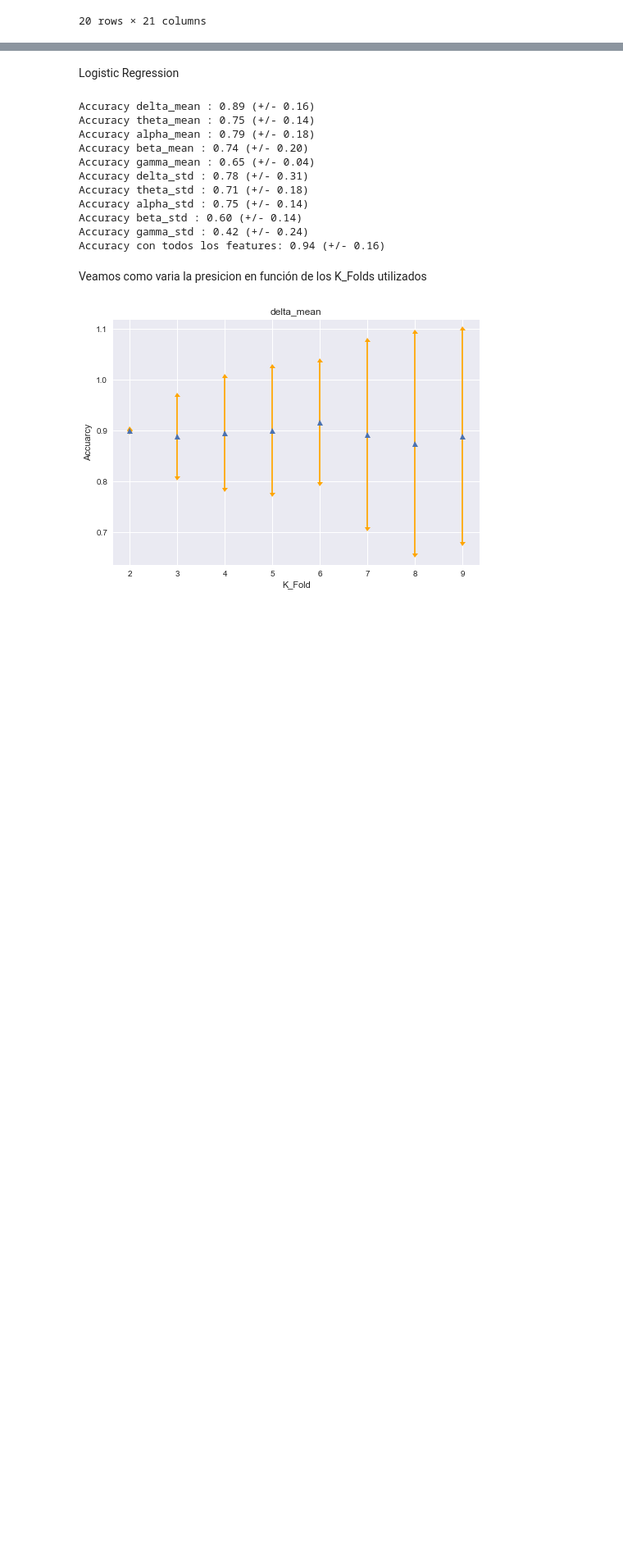
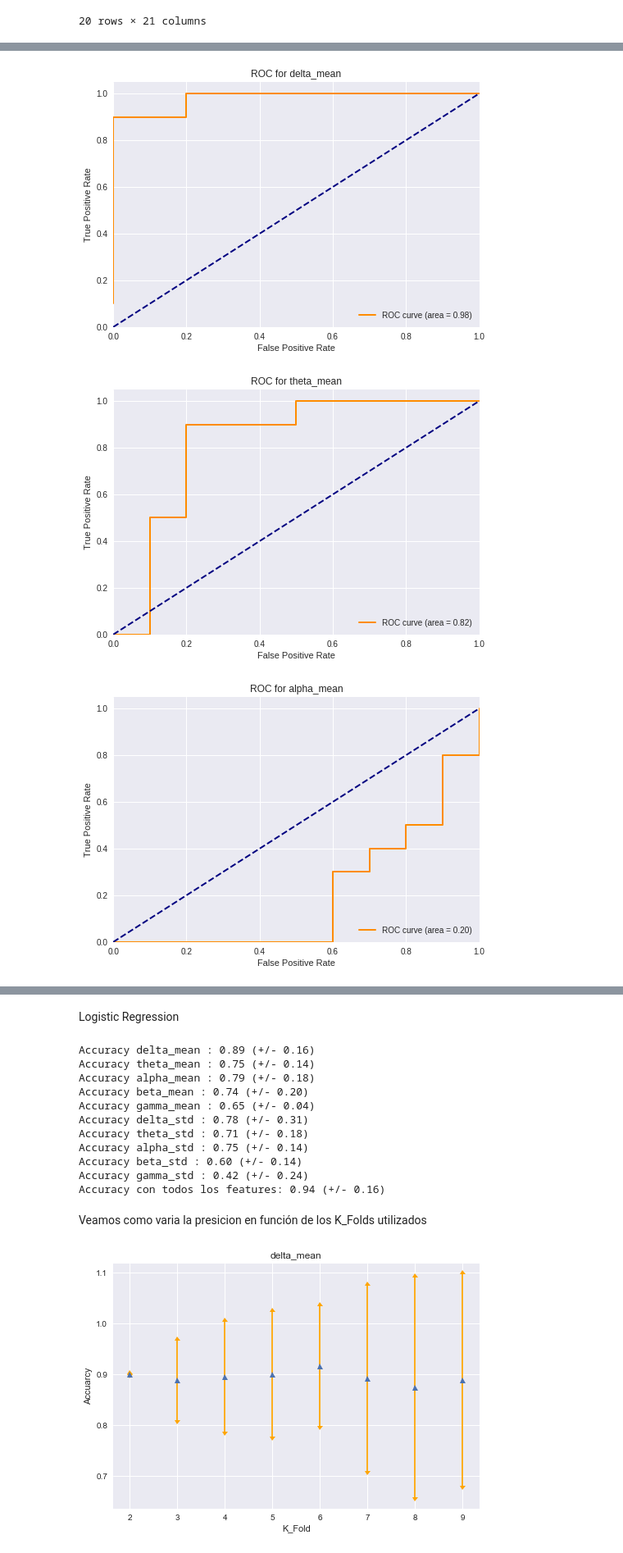
Before and after one commit to MascittiJA/CienciaDatos, a Jupyter notebook: TP3/tp3.ipynb, the cells around one changed output, grey strips where cells are left out. Shown at 82% size. Drawn from its saved outputs; the diff is of its cells as text; code cells hidden in the pictures; blank space fills up the shorter version.

Commit message:
mini cambio graficar ROC

```diff
--- a/TP3/tp3.ipynb
+++ b/TP3/tp3.ipynb
@@ -173,9 +175,9 @@ tabla['labels'].values
 # %%
-def graficar_roc(table, values_column_name, labels_column_name,positivo):
+def graficar_roc(feature, values_column_name, labels_column_name,positivo):
 
     fpr, tpr, thresholds = metrics.roc_curve( \
-        table[labels_column_name].values, \
-        table[values_column_name].values, \
+        labels_column_name, \
+        values_column_name, \
         pos_label=positivo, drop_intermediate=False)
 
     roc_auc = metrics.auc(fpr, tpr)
@@ -191,9 +193,13 @@ def graficar_roc(table, values_column_name, labels_column_name,positivo):
 
     plt.xlabel('False Positive Rate')
     plt.ylabel('True Positive Rate')
-    plt.title('ROC for {0}'.format(values_column_name))
+    plt.title('ROC for {0}'.format(feature))
     plt.legend(loc="lower right")
     plt.show()
 # %%
 for feature in (column_names_mean + column_names_std):
-    graficar_roc(tabla,feature, 'labels', 0)
+    graficar_roc(feature,tabla[feature].values,tabla['labels'].values, 0)
+# %% [output]
+[figure, added]
+[figure, added]
+[figure, added]
```
Also changed, not shown: parts of 3 cells of this notebook.
